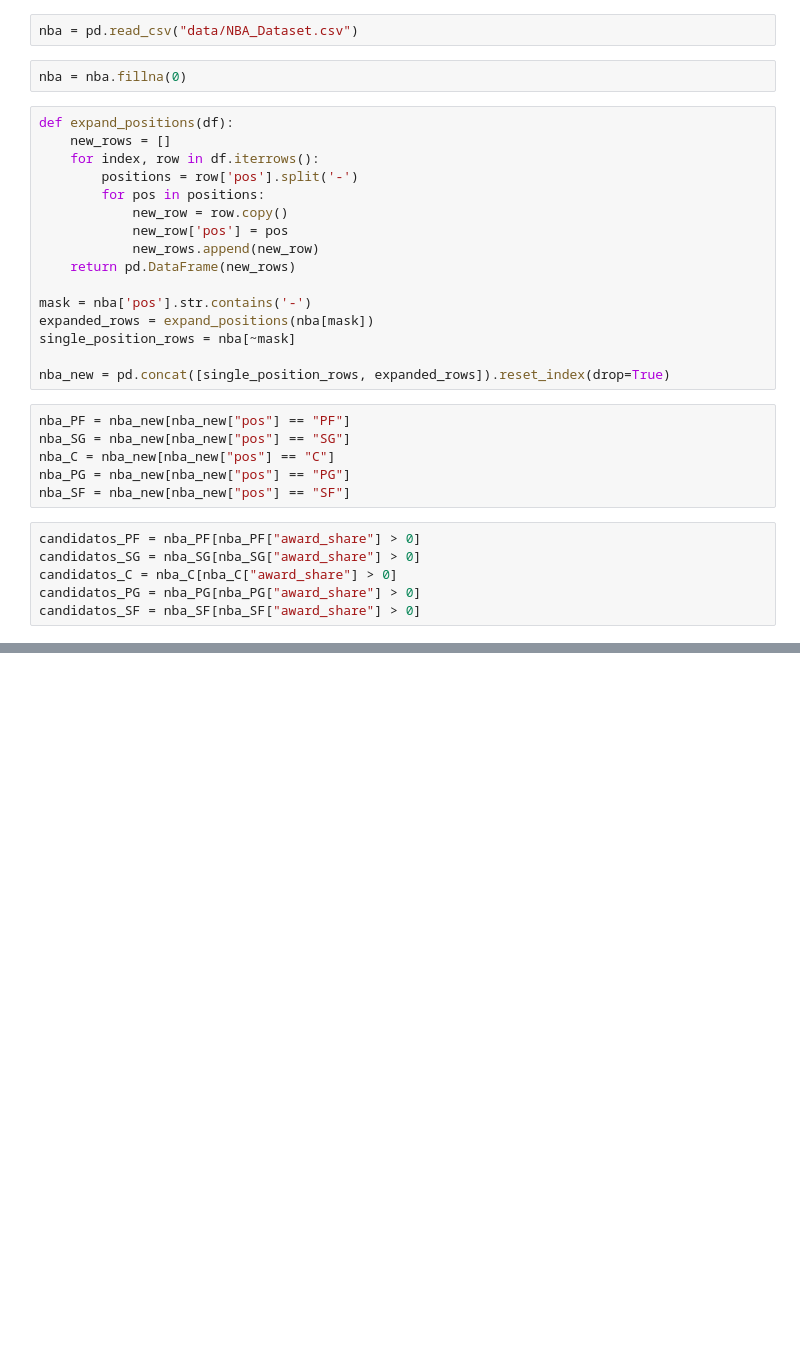
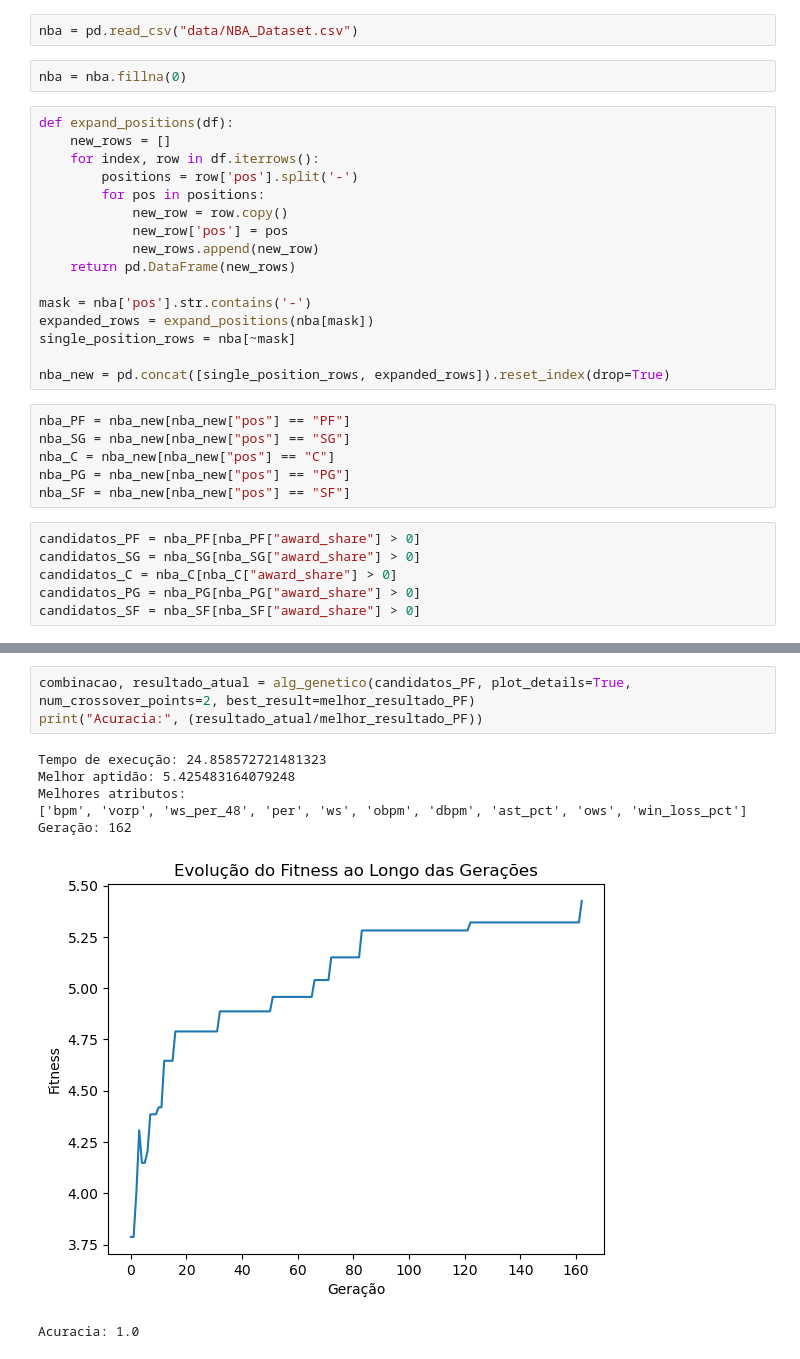
Before and after one commit to luca1-1/comp_evolucionaria, a Jupyter notebook: trabalho.ipynb, the cells around one changed output, grey strips where cells are left out. Drawn from its saved outputs; the diff is of its cells as text; blank space fills up the shorter version.

```diff
--- a/trabalho.ipynb
+++ b/trabalho.ipynb
@@ -230,0 +107,11 @@ Geração: 294
+# %%
+combinacao, resultado_atual = alg_genetico(candidatos_PF, plot_details=True, num_crossover_points=2, best_result=melhor_resultado_PF)
+print("Acuracia:", (resultado_atual/melhor_resultado_PF))
+# %% [output]
+Tempo de execução: 24.858572721481323
+Melhor aptidão: 5.425483164079248
+Melhores atributos:
+['bpm', 'vorp', 'ws_per_48', 'per', 'ws', 'obpm', 'dbpm', 'ast_pct', 'ows', 'win_loss_pct']
+Geração: 162
+[figure, added]
+Acuracia: 1.0
```
Also changed, not shown: parts of 109 cells of this notebook, 4 other files.
